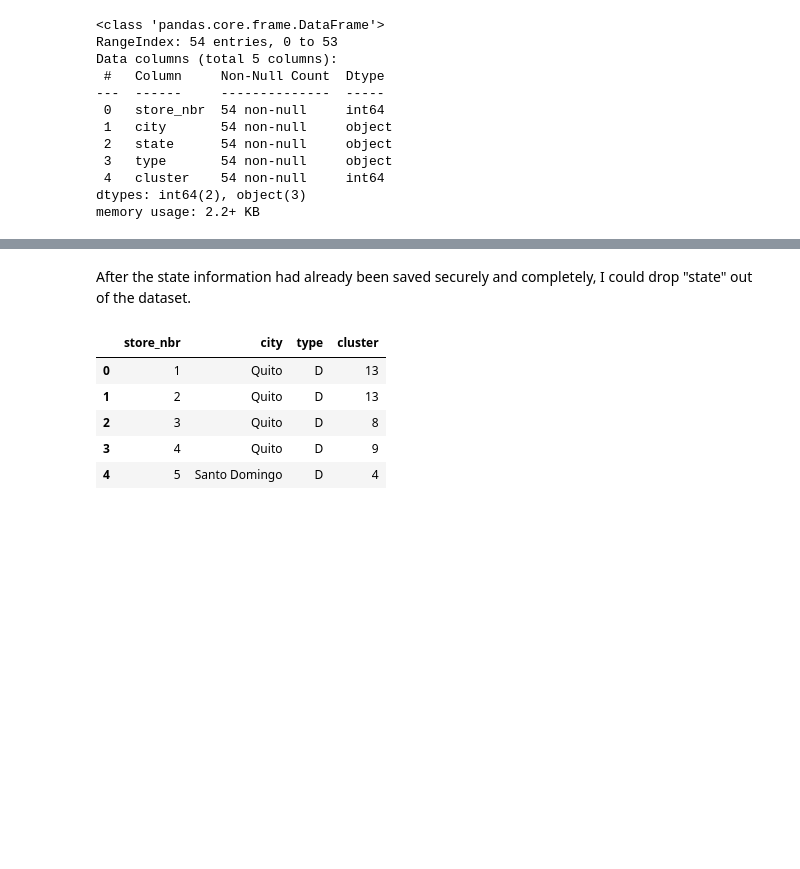
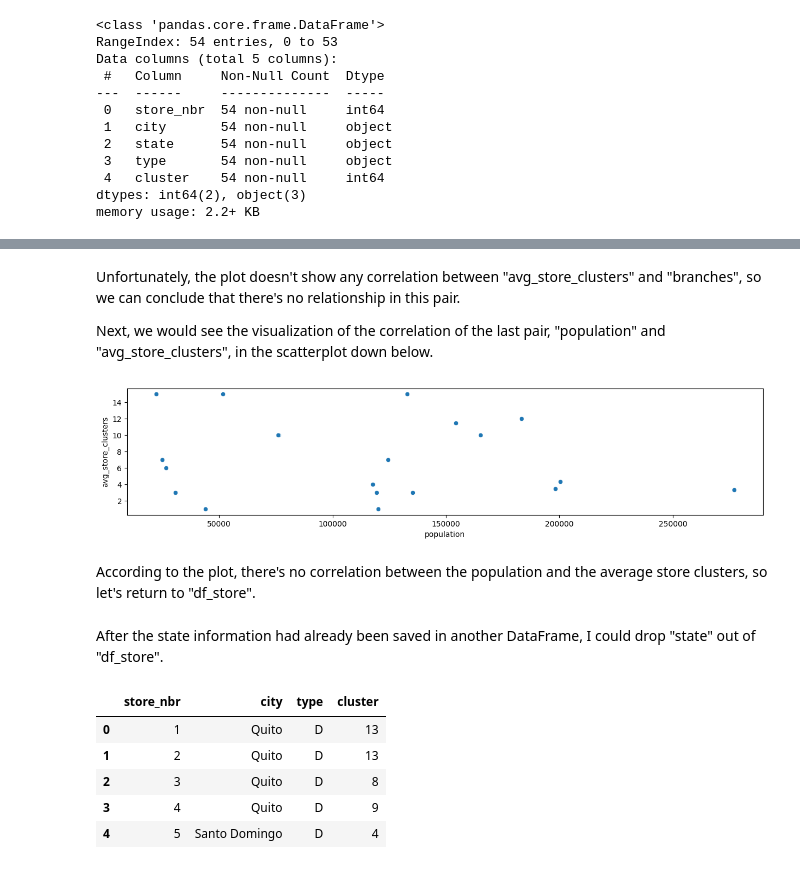
Before and after one commit to Komsan-Kongwongsupak/store-sales, a Jupyter notebook: store-sales.ipynb, the cells around one changed output, grey strips where cells are left out. Saved outputs shown, nothing was run; the diff lists cells and outputs as text; code cells hidden in the pictures; blank space fills up the shorter version.

```diff
--- a/store-sales.ipynb
+++ b/store-sales.ipynb
@@ -69,5 +168,16 @@ print(ecu_map)
+# %% [markdown]
+<p>Unfortunately, the plot doesn't show any correlation between "avg_store_clusters" and "branches", so we can conclude that there's no relationship in this pair.</p>
+<p>Next, we would see the visualization of the correlation of the last pair, "population" and "avg_store_clusters", in the scatterplot down below.</p>
+# %%
+plt.figure(figsize=(15, 3))
+ax = sns.scatterplot(data=df_map_wo_outliers, x='population', y='avg_store_clusters')
+plt.show()
+# %% [output]
+[figure, added]
+# %% [markdown]
+<p>According to the plot, there's no correlation between the population and the average store clusters, so let's return to "df_store".</p>
 # %% [markdown]
-<p>After the state information had already been saved securely and completely, I could drop "state" out of the dataset.</p>
+<p>After the state information had already been saved in another DataFrame, I could drop "state" out of "df_store".</p>
 # %%
 df_store.drop('state', axis=1, inplace=True)
 
```
Also changed, not shown: parts of 20 cells of this notebook.
